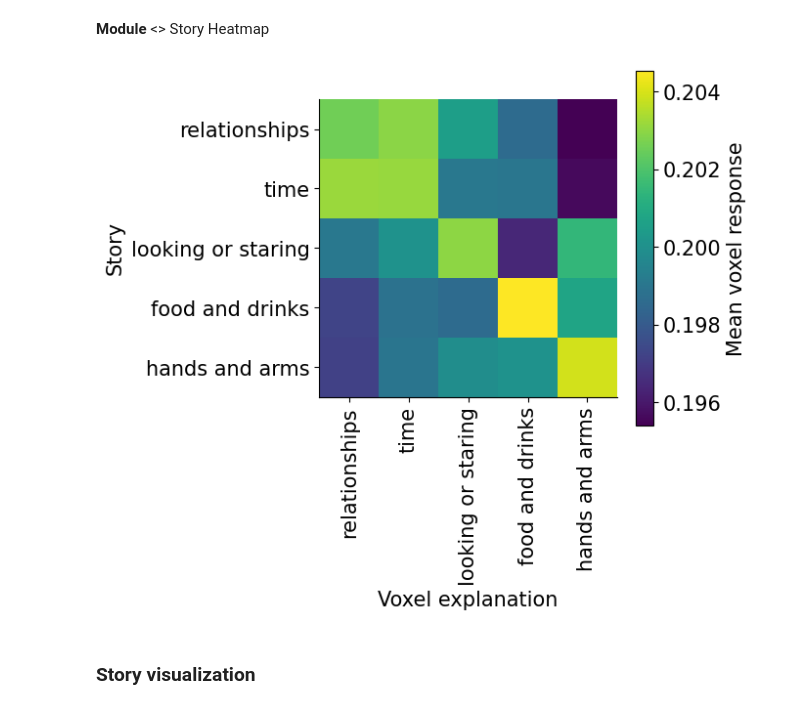
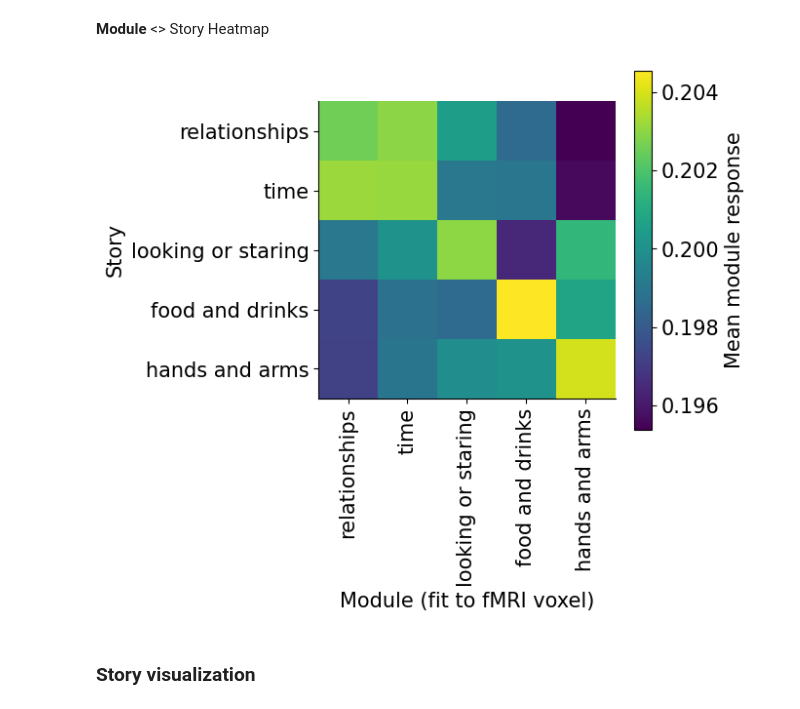
Before and after one commit to microsoft/automated-explanations, a Jupyter notebook: notebooks/05_fmri_story_viz.ipynb, the cells around one changed output. Saved outputs shown, nothing was run; the diff lists cells and outputs as text; code cells hidden in the pictures.

```diff
--- a/notebooks/05_fmri_story_viz.ipynb
+++ b/notebooks/05_fmri_story_viz.ipynb
@@ -59,14 +60,15 @@ plt.savefig(join(RESULTS_DIR, 'stories', f'{EXPT_NAME}_story_data_match.png'), d
 # %%
 # keys: scores_mod, scores_max_mod, all_scores, all_ngrams
 scores_mod_dict = joblib.load(join(RESULTS_DIR, 'stories', f'{EXPT_NAME}_scores_mod.pkl'))
 
-s = scores_mod_dict['scores_mod']
+s = scores_mod_dict['scores_mean']
 s = scipy.special.softmax(s, axis=1)
 # s = (s - s.min()) / (s.max() - s.min())
-mprompt.viz.heatmap(s, expls, ylab='Story', xlab='Voxel explanation', clab='Mean voxel response')
+mprompt.viz.heatmap(s, expls, ylab='Story', xlab='Module (fit to fMRI voxel)', clab='Mean module response')
 plt.savefig(join(RESULTS_DIR, 'stories', f'{EXPT_NAME}_story_mod_match.png'), dpi=300)
+plt.savefig(join(RESULTS_DIR, 'stories', f'{EXPT_NAME}_story_mod_match.pdf'), bbox_inches='tight')
 # %% [output]
-[figure, old version]
+[figure, new version]
 # %% [markdown]
 ### Story visualization
 # %% [markdown]
```
Also changed, not shown: parts of 2 cells of this notebook, 9 other files.
